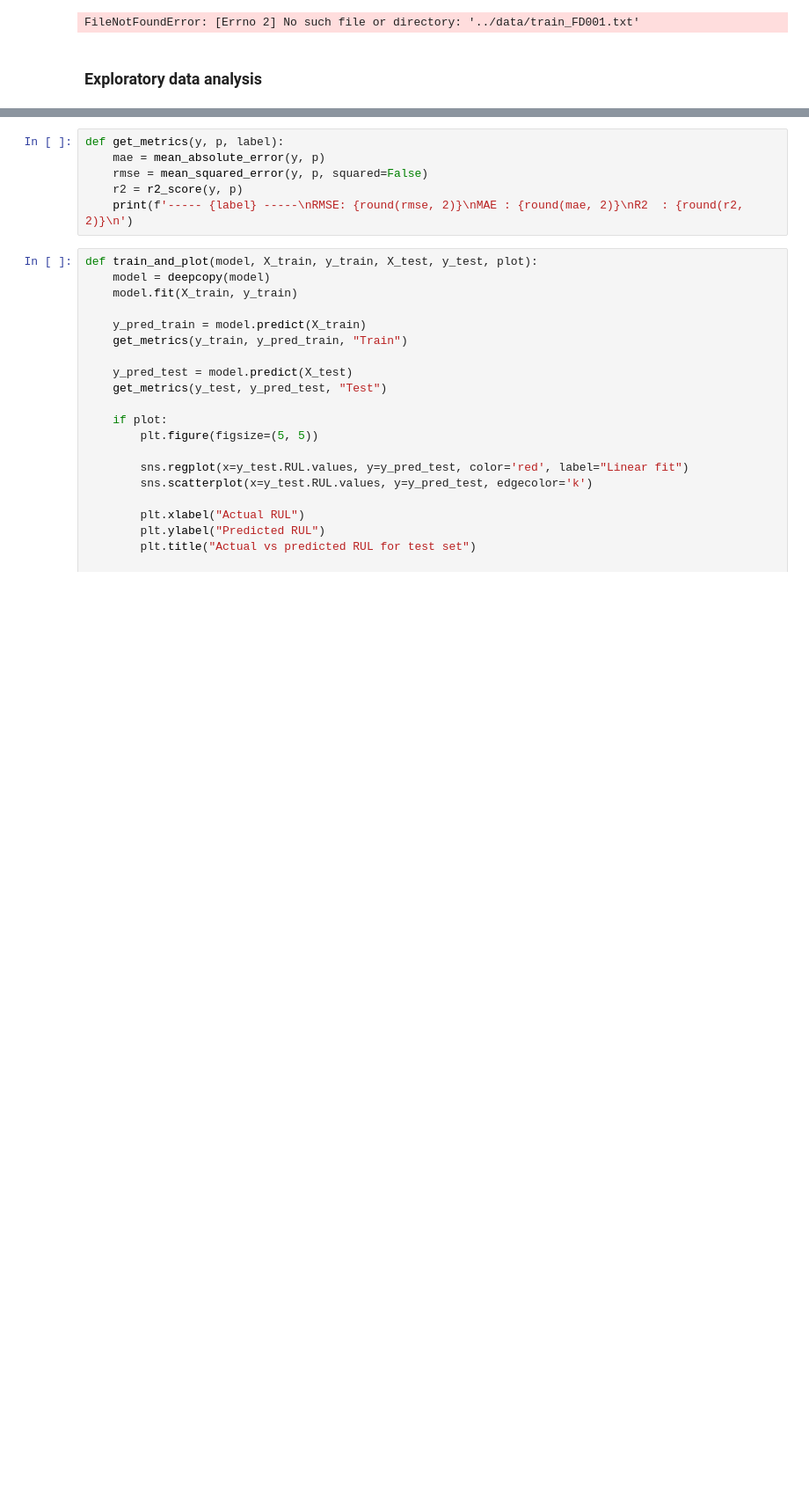
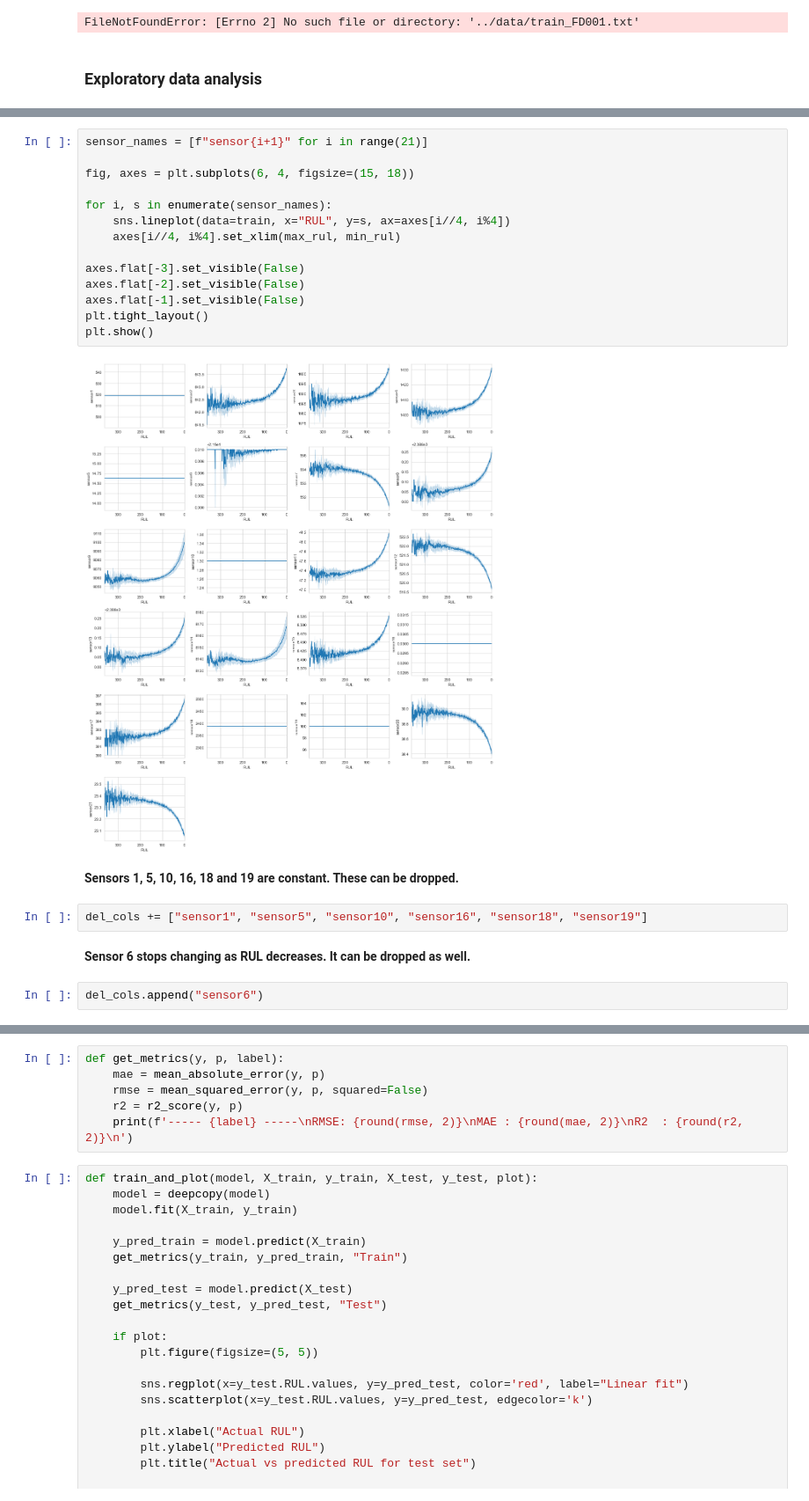
Before and after one commit to Khyati-Bareja/Predictive-Analysis-of-NASA-Turbofan-Degradation-simulation-dataset, a Jupyter notebook: src/EDA-and-Modeling.ipynb, the cells around one changed output, grey strips where cells are left out. Shown: that part at 88% size. Cells and saved outputs as stored; diff of their text form; blank space fills up the shorter version.

```diff
--- a/src/EDA-and-Modeling.ipynb
+++ b/src/EDA-and-Modeling.ipynb
@@ -58,0 +157,24 @@ FileNotFoundError: [Errno 2] No such file or directory: '../data/train_FD001.txt
+# %%
+sensor_names = [f"sensor{i+1}" for i in range(21)]
+
+fig, axes = plt.subplots(6, 4, figsize=(15, 18))
+
+for i, s in enumerate(sensor_names):
+    sns.lineplot(data=train, x="RUL", y=s, ax=axes[i//4, i%4])
+    axes[i//4, i%4].set_xlim(max_rul, min_rul)
+
+axes.flat[-3].set_visible(False)
+axes.flat[-2].set_visible(False)
+axes.flat[-1].set_visible(False)
+plt.tight_layout()
+plt.show()
+# %% [output]
+[figure, added]
+# %% [markdown]
+**Sensors 1, 5, 10, 16, 18 and 19 are constant. These can be dropped.**
+# %%
+del_cols += ["sensor1", "sensor5", "sensor10", "sensor16", "sensor18", "sensor19"]
+# %% [markdown]
+**Sensor 6 stops changing as RUL decreases. It can be dropped as well.**
+# %%
+del_cols.append("sensor6")
```
Also changed, not shown: parts of 37 cells of this notebook, 15 other files.
